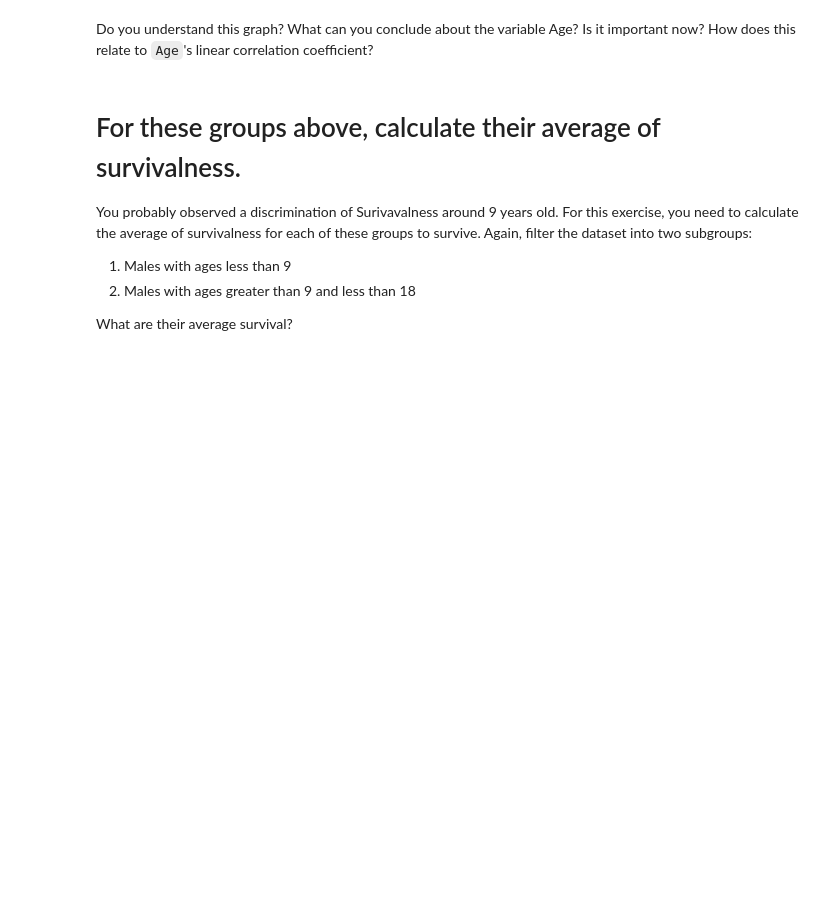
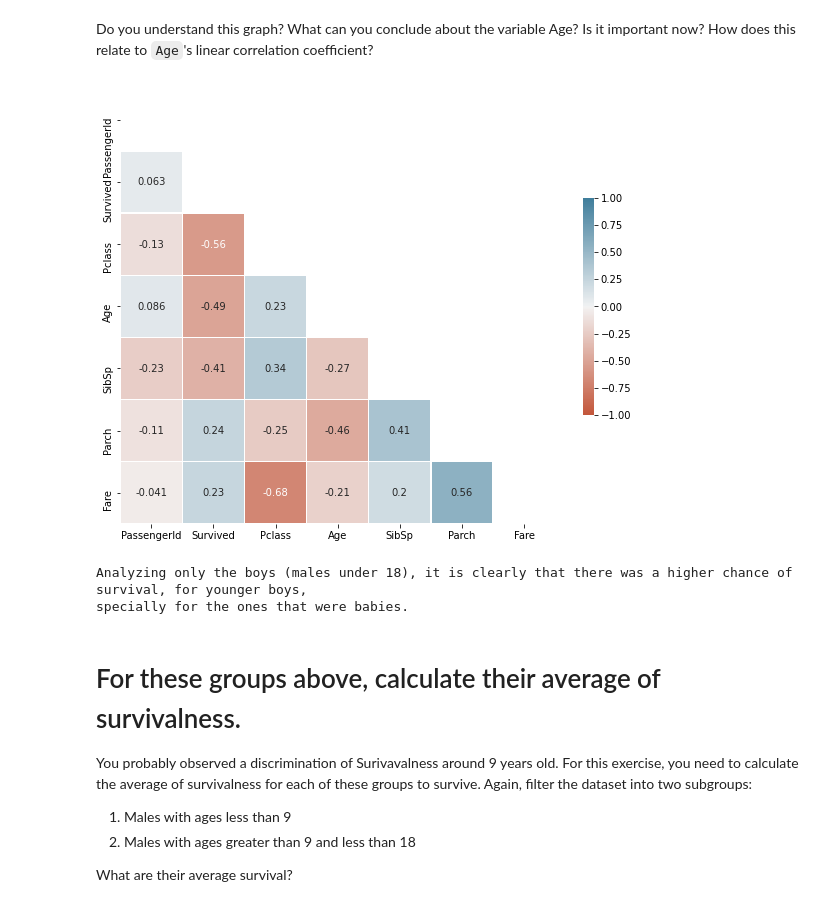
Before and after one commit to gabrielanakasato/ironhack-daft, a Jupyter notebook: labs/lab-w07/04-titanic-exploration/your-code/titanic-exploration-lab.ipynb, the cells around one changed output. Cells and saved outputs as stored; diff of their text form; code cells hidden in the pictures; blank space fills up the shorter version.

```diff
--- a/labs/lab-w07/04-titanic-exploration/your-code/titanic-exploration-lab.ipynb
+++ b/labs/lab-w07/04-titanic-exploration/your-code/titanic-exploration-lab.ipynb
@@ -315,3 +318,30 @@ Do you understand this graph? What can you conclude about the variable Age? Is i
+# %%
+# your code here
+
+# Linear correlation
+corr = boys.corr()
+
+# Generate a mask for the upper triangle
+mask = np.triu(np.ones_like(corr, dtype=bool))
+
+# Setup the figure and ax
+fig, ax = plt.subplots(nrows=1, ncols=1, figsize=(10,8))
+
+# Generate a custom diverging colormap
+cmap = sns.diverging_palette(20, 230, as_cmap=True)
+
+# Draw the heatmap with the mask and correct aspect ratio
+sns.heatmap(corr, mask=mask, cmap=cmap, vmax=1, vmin=-1, center=0, square=True, linewidths=.5, cbar_kws={"shrink": .5}, annot=True);
+# %% [output]
+[figure, added]
+# %%
+print('''
+Analyzing only the boys (males under 18), it is clearly that there was a higher chance of survival, for younger boys,
+specially for the ones that were babies.
+''')
+# %% [output]
+Analyzing only the boys (males under 18), it is clearly that there was a higher chance of survival, for younger boys,
+specially for the ones that were babies.
 # %% [markdown]
 # For these groups above, calculate their average of survivalness.
 
```
Also changed, not shown: parts of 10 cells of this notebook.
